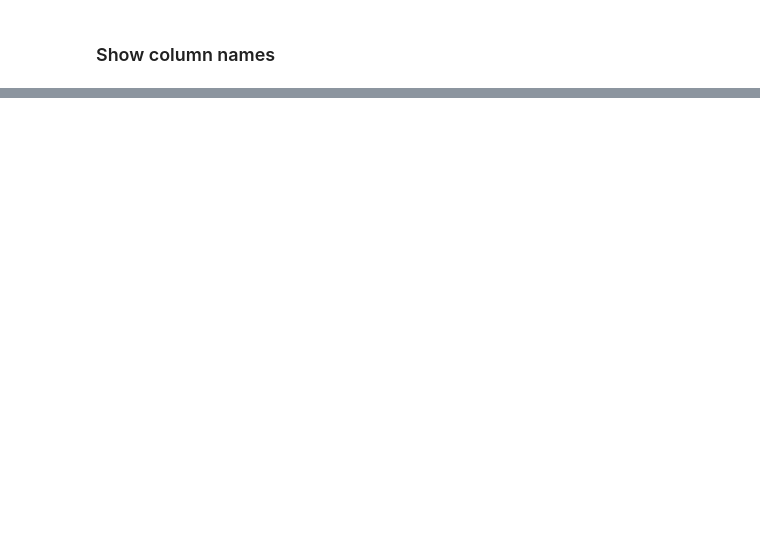
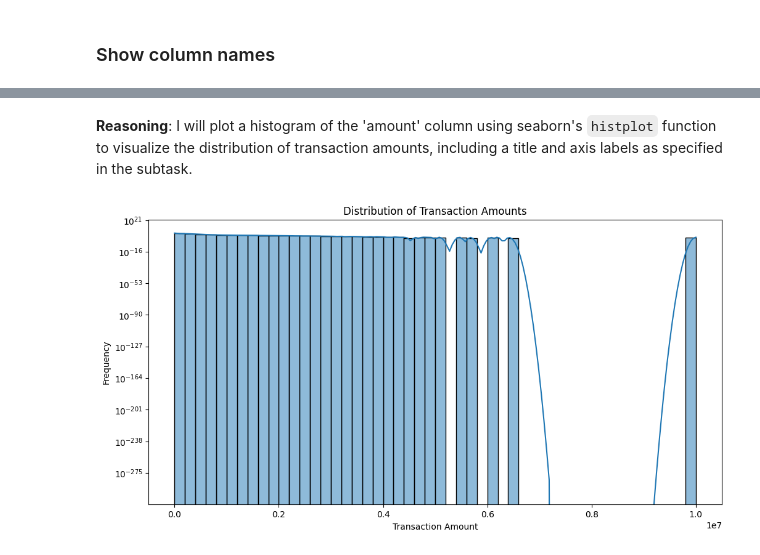
Before and after one commit to balakumaranbala2112/Fraud-Detection-in-Bank-Transactions-Using-Machine-Learning, a Jupyter notebook: chapter_appendix-tools-for-deep-learning/jupyter.ipynb, the cells around one changed output, grey strips where cells are left out. Cells and saved outputs as stored; diff of their text form; code cells hidden in the pictures; blank space fills up the shorter version.

```diff
--- a/chapter_appendix-tools-for-deep-learning/jupyter.ipynb
+++ b/chapter_appendix-tools-for-deep-learning/jupyter.ipynb
@@ -446,0 +237,13 @@ Passing `palette` without assigning `hue` is deprecated and will be removed in v
+# %% [markdown]
+**Reasoning**:
+I will plot a histogram of the 'amount' column using seaborn's `histplot` function to visualize the distribution of transaction amounts, including a title and axis labels as specified in the subtask.
+# %%
+plt.figure(figsize=(12, 6))
+sns.histplot(df['amount'], bins=50, kde=True)
+plt.title('Distribution of Transaction Amounts')
+plt.xlabel('Transaction Amount')
+plt.ylabel('Frequency')
+plt.yscale('log') # Use a log scale for y-axis to better visualize the distribution given potential large range of frequencies
+plt.show()
+# %% [output]
+[figure, added]
```
Also changed, not shown: parts of 140 cells of this notebook.
